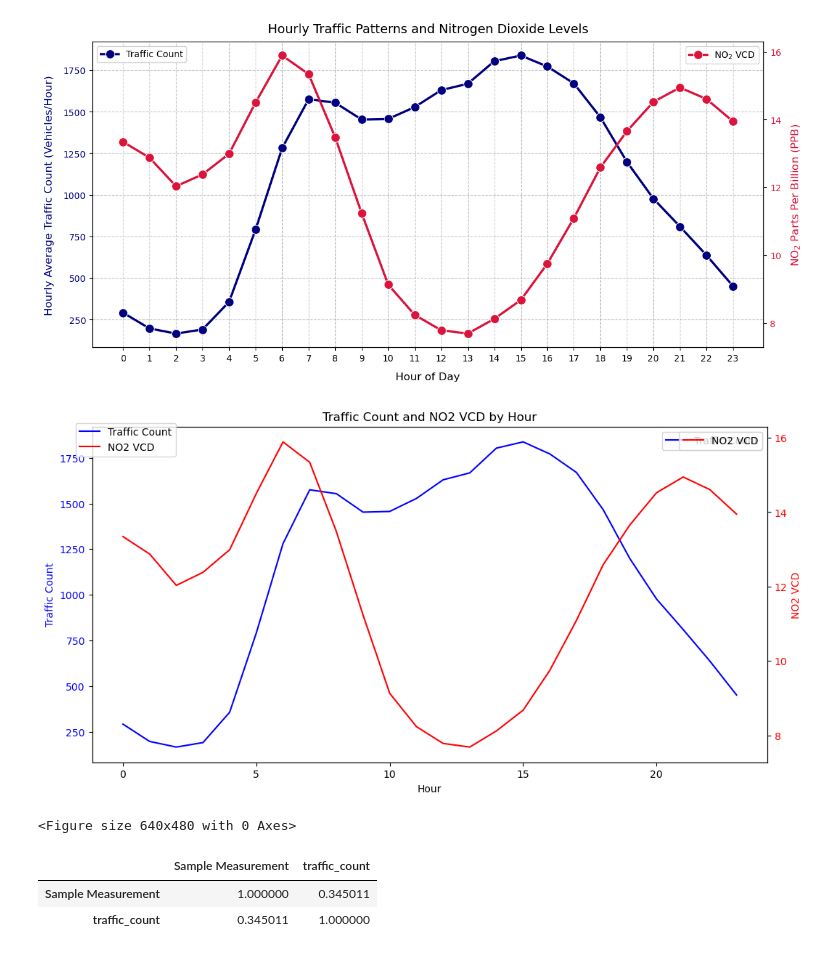
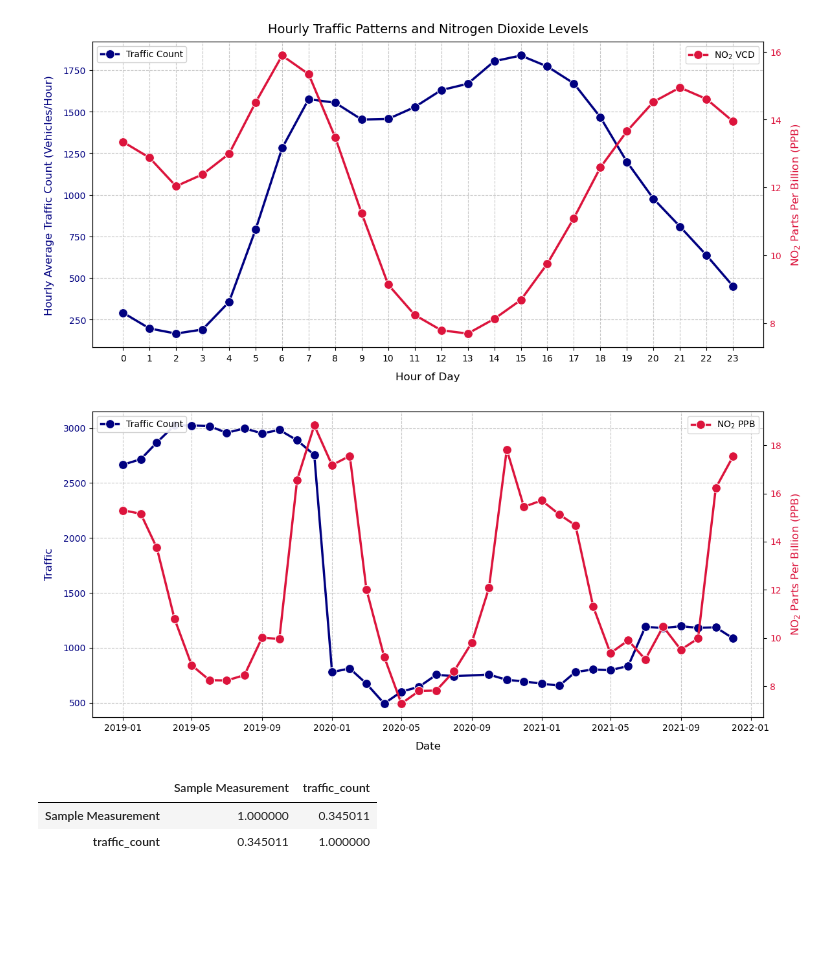
Before and after one commit to SujanNeupane42/NO2-vs-Traffic-Analysis-using-PySpark-and-GeoPandas, a Jupyter notebook: main_notebook.ipynb, the cells around one changed output. Cells and saved outputs as stored; diff of their text form; code cells hidden in the pictures; blank space fills up the shorter version.

```diff
--- a/main_notebook.ipynb
+++ b/main_notebook.ipynb
@@ -1751,24 +1762,42 @@ plt.subplots_adjust(top=0.9)
 plt.show()
 # %% [output]
 [figure]
+# %%
+epa_no2["year_month"] = epa_no2["year"].astype(str) + "-" + epa_no2["month"].astype(str).str.zfill(2)
+EPA_year_month_avg = epa_no2.groupby("year_month")["Sample Measurement"].mean().reset_index()
+EPA_year_month_avg.rename(columns={"Sample Measurement": "Average_NO2"}, inplace=True)
+EPA_year_month_avg["year_month"] = pd.to_datetime(EPA_year_month_avg["year_month"])
+# %%
+traffic_long["year-month"] = traffic_long["year"].astype(str) + "-" + traffic_long["month"].astype(str).str.zfill(2)
+Traffic_year_month_avg = traffic_long.groupby("year-month")["traffic_count"].mean().reset_index()
+Traffic_year_month_avg.rename(columns={"traffic_count": "Average_Traffic_Count"}, inplace=True)
+Traffic_year_month_avg["year-month"] = pd.to_datetime(Traffic_year_month_avg["year-month"])
 # %%
 fig, ax1 = plt.subplots(figsize=(12, 6))
 
-sns.lineplot(data=traffic, x="Hour", y="traffic_count", label="Traffic Count", color="blue", ax=ax1)
-ax1.set_ylabel("Traffic Count", color="blue")
-ax1.tick_params(axis='y', labelcolor="blue")
+sns.lineplot(data=Traffic_year_month_avg, x="year-month", y="Average_Traffic_Count", label="Traffic Count", color="navy", linewidth=2.5, ax=ax1, marker="o", markersize=10)
+ax1.set_ylabel("Traffic", color="navy", fontsize=12, labelpad=10)
+ax1.tick_params(axis='y', labelcolor="navy")
+ax1.set_xlabel("Date", fontsize=12, labelpad=10)
+ax1.grid(True, linestyle='--', alpha=0.7)
 
 ax2 = ax1.twinx()
-sns.lineplot(data=no2, x="Hour", y="Sample Measurement", label="NO2 VCD", color="red", ax=ax2)
-ax2.set_ylabel("NO2 VCD", color="red")
-ax2.tick_params(axis='y', labelcolor="red")
+sns.lineplot(data=EPA_year_month_avg, x="year_month", y="Average_NO2", label="NO$_2$ PPB", color="crimson", linewidth=2.5, ax=ax2, marker="o", markersize=10)
+ax2.set_ylabel("NO$_2$ Parts Per Billion (PPB)", color="crimson", fontsize=12, labelpad=10)
+ax2.tick_params(axis='y', labelcolor="crimson")
 
-plt.title("Traffic Count and NO2 VCD by Hour")
-fig.legend(loc="upper left", bbox_to_anchor=(0.1, 0.9))
+
+lines1, labels1 = ax1.get_legend_handles_labels()
+ax1.legend(lines1 , labels1, loc='upper left', frameon=True, framealpha=0.9)
+
+ax2.ticklabel_format(style='scientific', axis = 'y')
+t = ax.yaxis.get_offset_text()
+t.set_size(20)
+plt.tight_layout()
+plt.subplots_adjust(top=0.9)
 plt.show()
 # %% [output]
-[figure, old version]
+[figure, new version]
-<Figure size 640x480 with 0 Axes>
 # %%
 joined = epa_hourly_average.merge(traffic_long, on=["year", "month", "day", "Hour"], how="left")
 joined.dropna(inplace=True)
```
Also changed, not shown: parts of 2 cells of this notebook.
